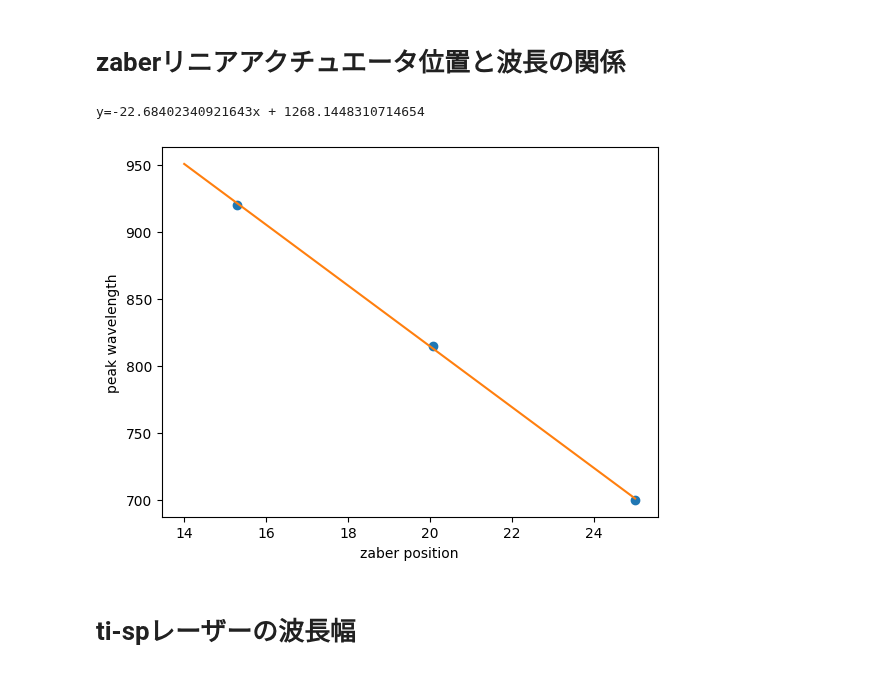
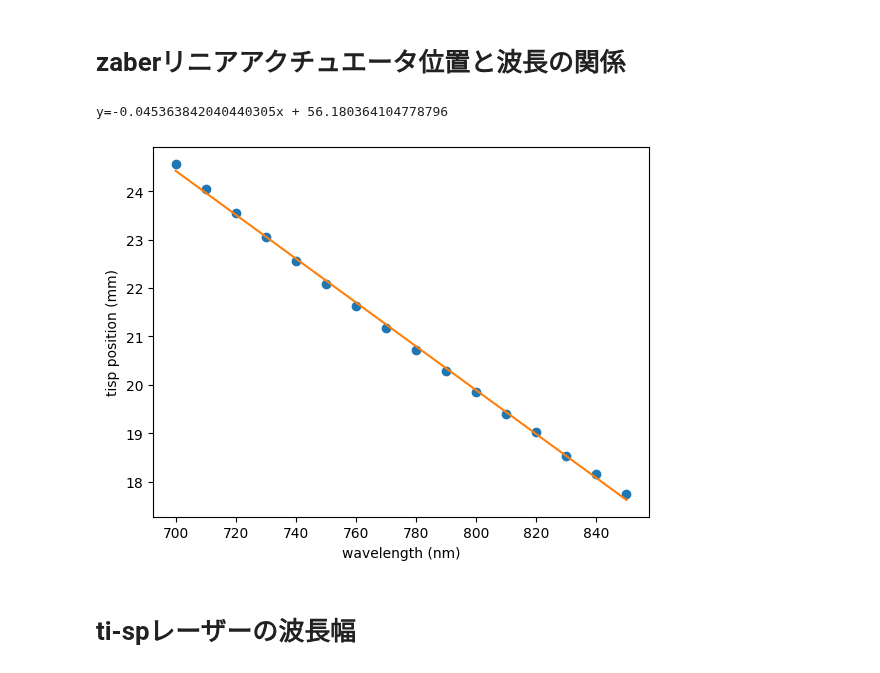
Before and after one commit to chiashi-lab/pl, a Jupyter notebook: notebook/003tisp.ipynb, the cells around one changed output. Cells and saved outputs as stored; diff of their text form; code cells hidden in the pictures.

Commit message:
:memo: update wavelength control

```diff
--- a/notebook/003tisp.ipynb
+++ b/notebook/003tisp.ipynb
@@ -15,15 +12,19 @@ y = [700, 815, 920]
+# %%
+df = pd.read_csv('../data/wavepowerdata/wavelength_power_relation_ND5_ver2.csv')
+x = df['wavelength']
+y = df['tisp_position']
 # %%
 keisuu, _ = curve_fit(linearfunc, x, y)
 print(f"y={keisuu[0]}x + {keisuu[1]}")
 plt.plot(x,y ,'o')
-xlist = np.linspace(14,25, 100)
+xlist = np.linspace(700, 850, 100)
 plt.plot(xlist, linearfunc(xlist, keisuu[0], keisuu[1]))
-plt.xlabel('zaber position')
-plt.ylabel('peak wavelength')
+plt.xlabel('wavelength (nm)')
+plt.ylabel('tisp position (mm)')
 plt.show()
 # %% [output]
-y=-22.68402340921643x + 1268.1448310714654
+y=-0.045363842040440305x + 56.180364104778796
-[figure, old version]
+[figure, new version]
 # %% [markdown]
 # ti-spレーザーの波長幅
 # %%
```
Also changed, not shown: parts of 3 cells of this notebook, 3 other files.
